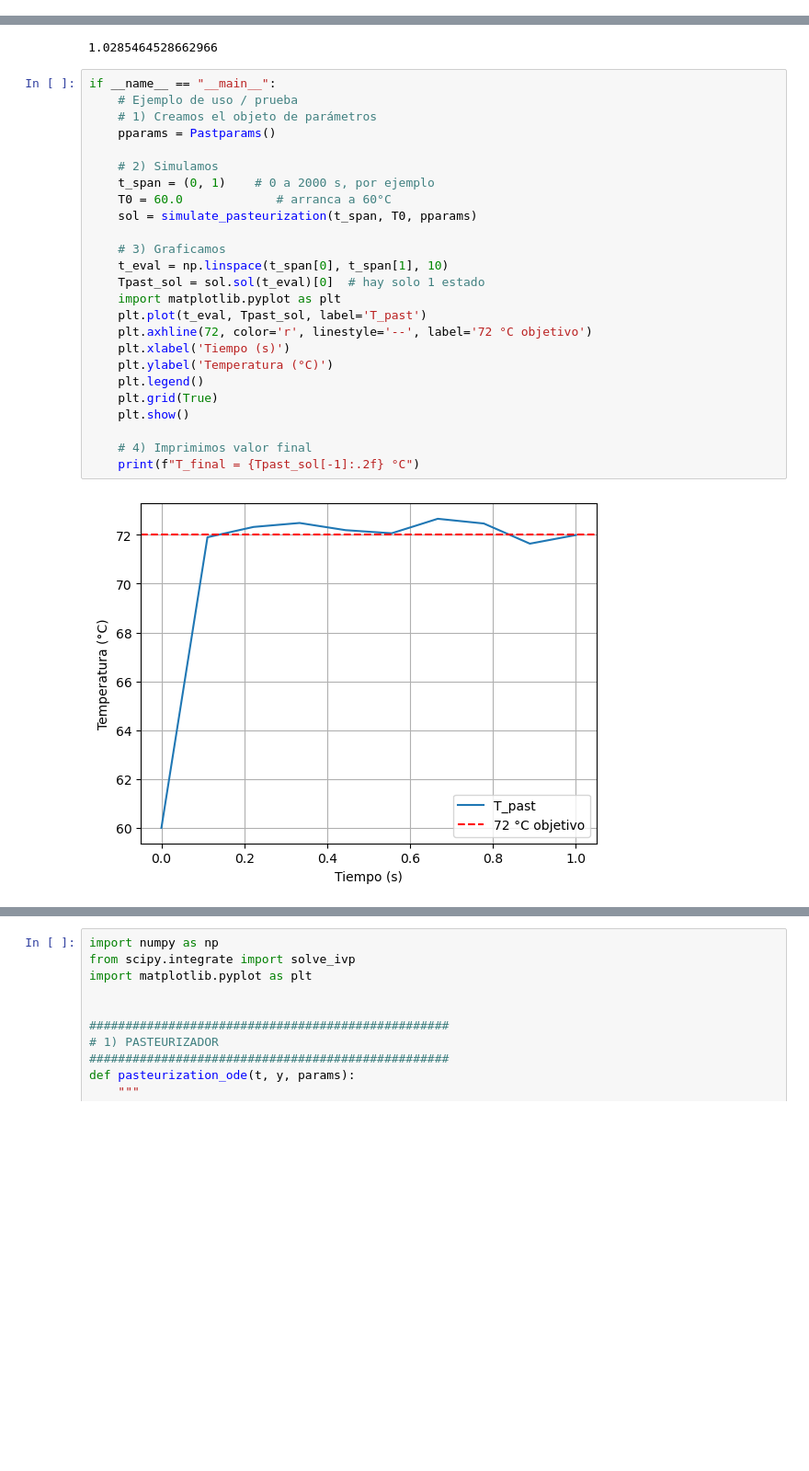
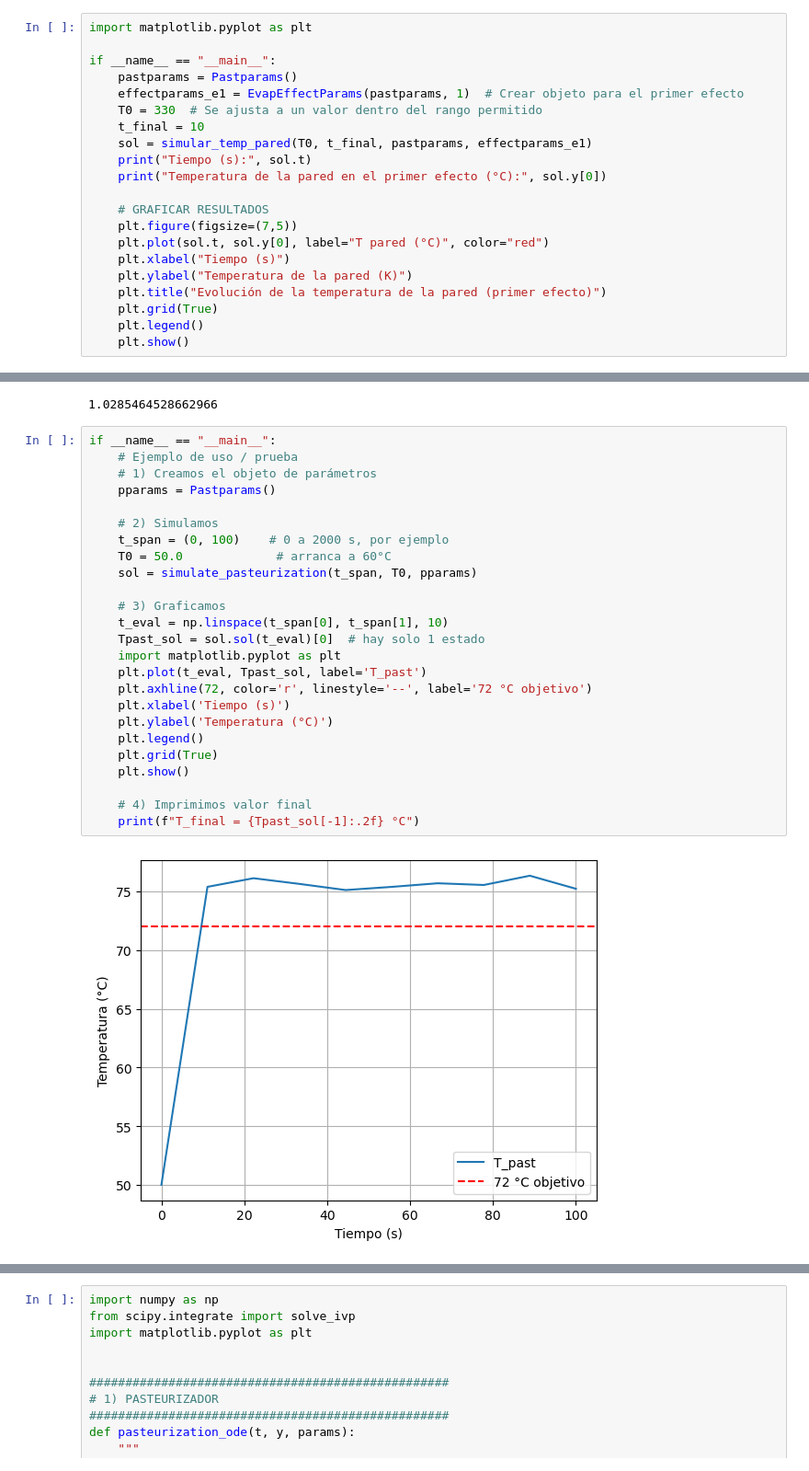
Before and after one commit to Damp-3/modelo_planta_concentradora, a Jupyter notebook: Modelo.ipynb, the cells around one changed output, grey strips where cells are left out. Shown: that part at 92% size. Saved outputs shown, nothing was run; the diff lists cells and outputs as text; blank space fills up the shorter version.

```diff
--- a/Modelo.ipynb
+++ b/Modelo.ipynb
@@ -38,0 +18,21 @@ h_evap para el efecto 1: 144.62676903082942 W/m²·K
+# %%
+import matplotlib.pyplot as plt
+
+if __name__ == "__main__":
+    pastparams = Pastparams()
+    effectparams_e1 = EvapEffectParams(pastparams, 1)  # Crear objeto para el primer efecto
+    T0 = 330  # Se ajusta a un valor dentro del rango permitido
+    t_final = 10
+    sol = simular_temp_pared(T0, t_final, pastparams, effectparams_e1)
+    print("Tiempo (s):", sol.t)
+    print("Temperatura de la pared en el primer efecto (°C):", sol.y[0])
+
+    # GRAFICAR RESULTADOS
+    plt.figure(figsize=(7,5))
+    plt.plot(sol.t, sol.y[0], label="T pared (°C)", color="red")
+    plt.xlabel("Tiempo (s)")
+    plt.ylabel("Temperatura de la pared (K)")
+    plt.title("Evolución de la temperatura de la pared (primer efecto)")
+    plt.grid(True)
+    plt.legend()
+    plt.show()
@@ -44,27 +63,27 @@ PropsSI('Prandtl','T',333,'Q',0.8,'water')
 # %%
 if __name__ == "__main__":
     # Ejemplo de uso / prueba
     # 1) Creamos el objeto de parámetros
     pparams = Pastparams()
 
     # 2) Simulamos
-    t_span = (0, 1)    # 0 a 2000 s, por ejemplo
-    T0 = 60.0             # arranca a 60°C
+    t_span = (0, 100)    # 0 a 2000 s, por ejemplo
+    T0 = 50.0             # arranca a 60°C
     sol = simulate_pasteurization(t_span, T0, pparams)
 
     # 3) Graficamos
     t_eval = np.linspace(t_span[0], t_span[1], 10)
     Tpast_sol = sol.sol(t_eval)[0]  # hay solo 1 estado
     import matplotlib.pyplot as plt
     plt.plot(t_eval, Tpast_sol, label='T_past')
     plt.axhline(72, color='r', linestyle='--', label='72 °C objetivo')
     plt.xlabel('Tiempo (s)')
     plt.ylabel('Temperatura (°C)')
     plt.legend()
     plt.grid(True)
     plt.show()
 
     # 4) Imprimimos valor final
     print(f"T_final = {Tpast_sol[-1]:.2f} °C")
 # %% [output]
-[figure, old version]
+[figure, new version]
```
Also changed, not shown: parts of 26 cells of this notebook, 3 other files.
